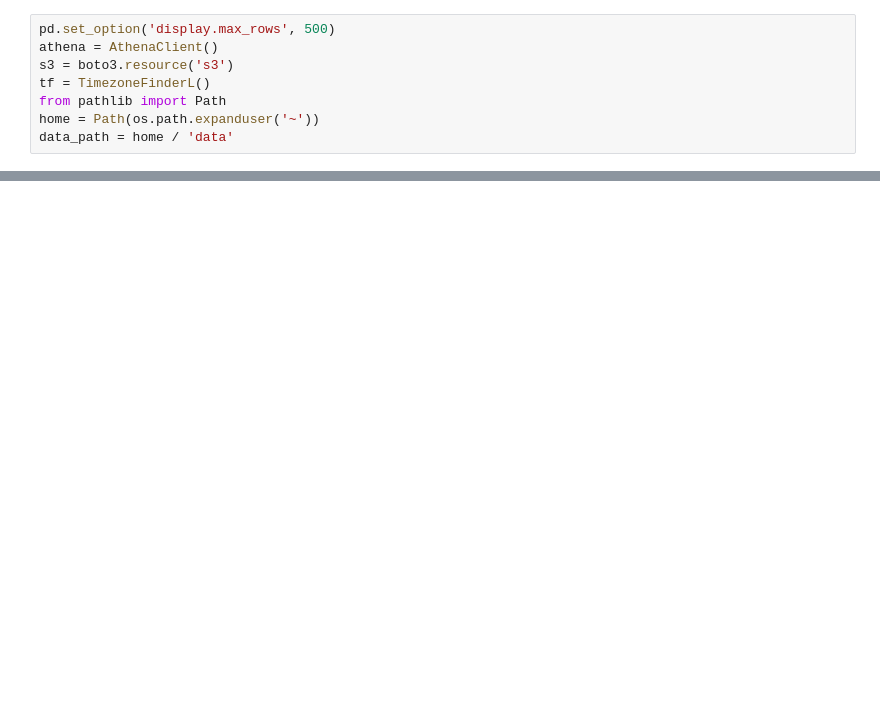
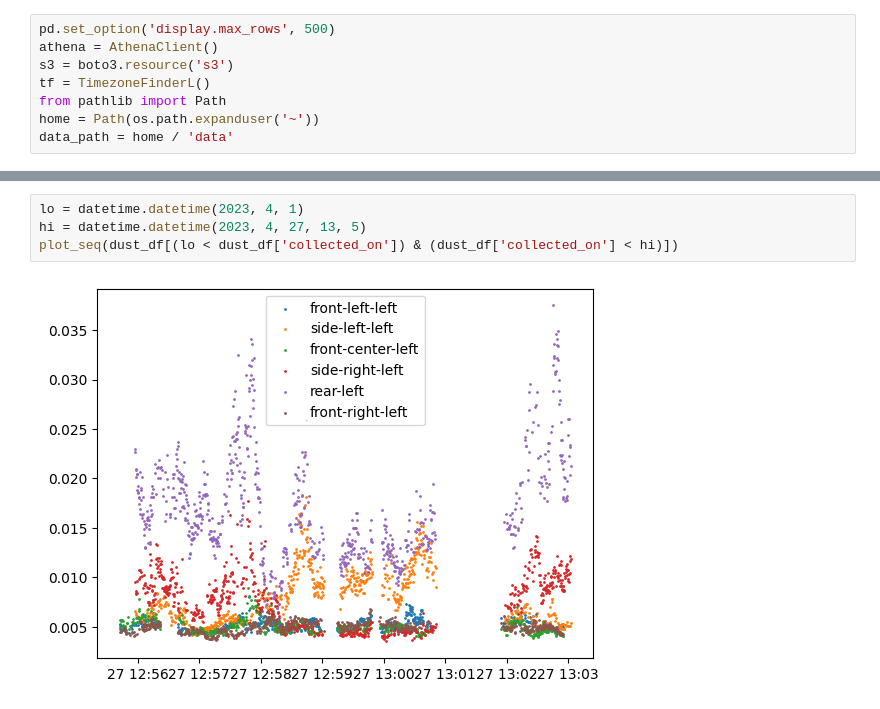
Before and after one commit to Alex17Li/scripts, a Jupyter notebook: notebooks/merge_dust_bags.ipynb, the cells around one changed output, grey strips where cells are left out. Cells and saved outputs as stored; diff of their text form; blank space fills up the shorter version.

```diff
--- a/notebooks/merge_dust_bags.ipynb
+++ b/notebooks/merge_dust_bags.ipynb
@@ -601,0 +300,6 @@ img
+# %%
+lo = datetime.datetime(2023, 4, 1)
+hi = datetime.datetime(2023, 4, 27, 13, 5)
+plot_seq(dust_df[(lo < dust_df['collected_on']) & (dust_df['collected_on'] < hi)])
+# %% [output]
+[figure, added]
```
Also changed, not shown: parts of 70 cells of this notebook, 3 other files.
